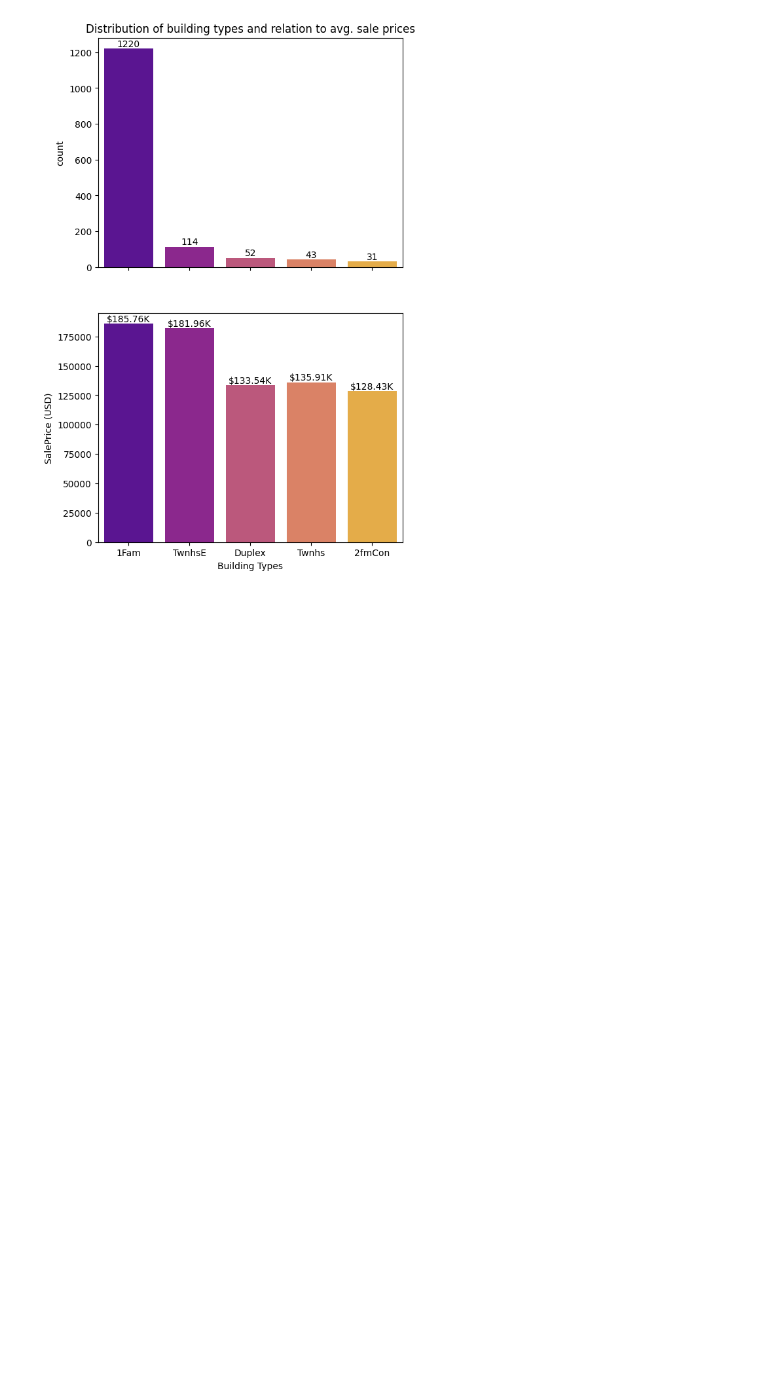
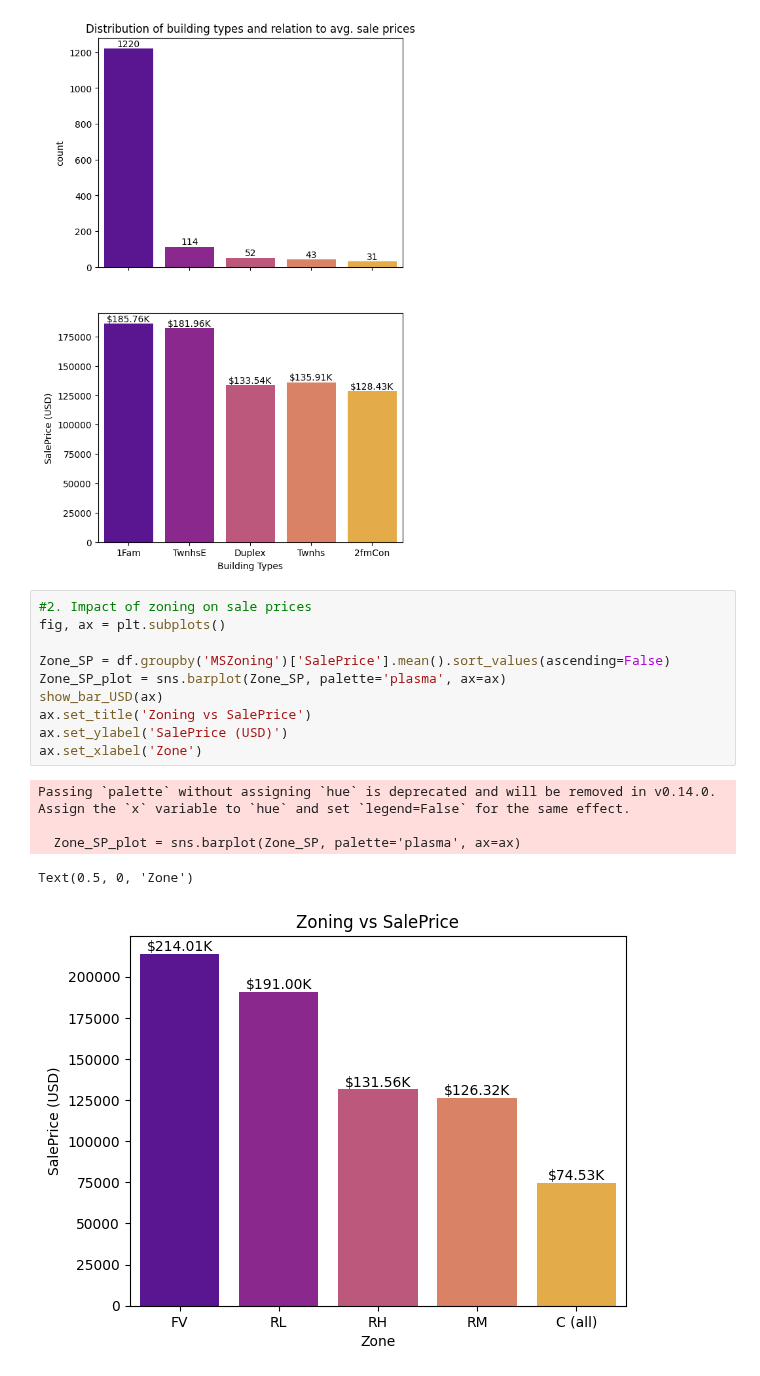
Before and after one commit to huanrafa/ProjectPracticing, a Jupyter notebook: 2023_10(2) House Prices - Advanced Regression Techniques/House prices (self-practice).ipynb, the cells around one changed output. Cells and saved outputs as stored; diff of their text form; blank space fills up the shorter version.

```diff
--- a/2023_10(2) House Prices - Advanced Regression Techniques/House prices (self-practice).ipynb
+++ b/2023_10(2) House Prices - Advanced Regression Techniques/House prices (self-practice).ipynb
@@ -368,3 +368,19 @@ Passing `palette` without assigning `hue` is deprecated and will be removed in v
 
   BldType_SP_plot = sns.barplot(BldType_SP, palette='plasma', ax=ax2)
 [figure]
+# %%
+#2. Impact of zoning on sale prices
+fig, ax = plt.subplots()
+
+Zone_SP = df.groupby('MSZoning')['SalePrice'].mean().sort_values(ascending=False)
+Zone_SP_plot = sns.barplot(Zone_SP, palette='plasma', ax=ax)
+show_bar_USD(ax)
+ax.set_title('Zoning vs SalePrice')
+ax.set_ylabel('SalePrice (USD)')
+ax.set_xlabel('Zone')
+# %% [output]
+Passing `palette` without assigning `hue` is deprecated and will be removed in v0.14.0. Assign the `x` variable to `hue` and set `legend=False` for the same effect.
+
+  Zone_SP_plot = sns.barplot(Zone_SP, palette='plasma', ax=ax)
+Text(0.5, 0, 'Zone')
+[figure, added]
```
Also changed, not shown: parts of 5 cells of this notebook, 1 other file.
